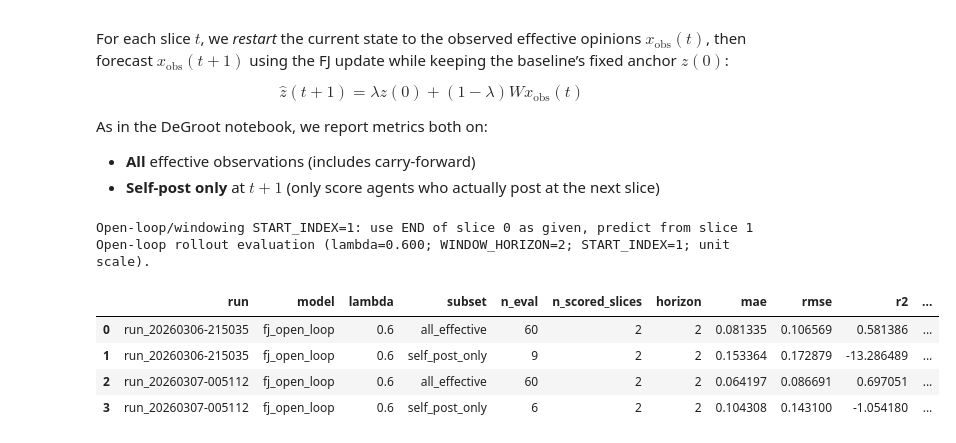
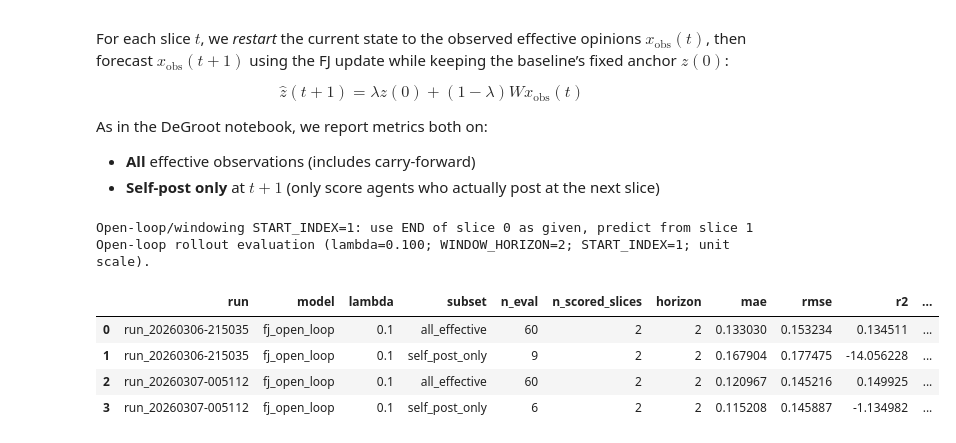
Before and after one commit to samuelLi05/llm-network, a Jupyter notebook: modeling/models/friedkin_johnsen_profile.ipynb, the cells around one changed output. Drawn from its saved outputs; the diff is of its cells as text; code cells hidden in the pictures.

Commit message:
validate windowing

```diff
--- a/modeling/models/friedkin_johnsen_profile.ipynb
+++ b/modeling/models/friedkin_johnsen_profile.ipynb
@@ -735,7 +735,7 @@ START_INDEX = int(START_INDEX)
 assert START_INDEX >= 0
 
 # Manual FJ anchor weight (no grid search)
-LAMBDA = 0.9
+LAMBDA = 0.1
 LAMBDA = float(LAMBDA)
 assert 0.0 <= LAMBDA <= 1.0
 
@@ -958,38 +958,38 @@ for run_dir in TARGET_RUN_DIRS:
     for self_post_only in [True, False]:
         out = rollout_eval_fj_from_init(
             run_dir,
             lam=float(LAMBDA),
             steps=WINDOW_HORIZON,
             self_post_only=self_post_only,
         )
         base = rollout_eval_constant_init(
             run_dir,
             steps=WINDOW_HORIZON,
             self_post_only=self_post_only,
         )
         rows.append({
             'run': run_dir.name,
             'model': 'fj_open_loop',
             'lambda': float(LAMBDA),
             'subset': ('self_post_only' if self_post_only else 'all_effective'),
             **out,
             'baseline_mae': base['mae'],
             'baseline_rmse': base['rmse'],
             'baseline_r2': base['r2'],
         })
 
 roll_df = pd.DataFrame(rows)
 roll_df = roll_df.sort_values(['run', 'subset', 'rmse'], ascending=[True, True, True]).reset_index(drop=True)
 print(f'Open-loop rollout evaluation (lambda={LAMBDA:.3f}; WINDOW_HORIZON={WINDOW_HORIZON}; START_INDEX={START_INDEX}; unit scale).')
 display(roll_df)
 # %% [output]
 Open-loop/windowing START_INDEX=1: use END of slice 0 as given, predict from slice 1
-Open-loop rollout evaluation (lambda=0.600; WINDOW_HORIZON=2; START_INDEX=1; unit scale).
+Open-loop rollout evaluation (lambda=0.100; WINDOW_HORIZON=2; START_INDEX=1; unit scale).
 |  | run | model | lambda | subset | n_eval | n_scored_slices | horizon | mae | rmse | r2 | ... |
-| 0 | run_20260306-215035 | fj_open_loop | 0.6 | all_effective | 60 | 2 | 2 | 0.081335 | 0.106569 | 0.581386 | ... |
-| 1 | run_20260306-215035 | fj_open_loop | 0.6 | self_post_only | 9 | 2 | 2 | 0.153364 | 0.172879 | -13.286489 | ... |
-| 2 | run_20260307-005112 | fj_open_loop | 0.6 | all_effective | 60 | 2 | 2 | 0.064197 | 0.086691 | 0.697051 | ... |
-| 3 | run_20260307-005112 | fj_open_loop | 0.6 | self_post_only | 6 | 2 | 2 | 0.104308 | 0.143100 | -1.054180 | ... |
+| 0 | run_20260306-215035 | fj_open_loop | 0.1 | all_effective | 60 | 2 | 2 | 0.133030 | 0.153234 | 0.134511 | ... |
+| 1 | run_20260306-215035 | fj_open_loop | 0.1 | self_post_only | 9 | 2 | 2 | 0.167904 | 0.177475 | -14.056228 | ... |
+| 2 | run_20260307-005112 | fj_open_loop | 0.1 | all_effective | 60 | 2 | 2 | 0.120967 | 0.145216 | 0.149925 | ... |
+| 3 | run_20260307-005112 | fj_open_loop | 0.1 | self_post_only | 6 | 2 | 2 | 0.115208 | 0.145887 | -1.134982 | ... |
 # %%
 # Open-loop plots: show trajectories over the predicted window
 assert 'TARGET_RUN_DIRS' in globals() and len(TARGET_RUN_DIRS) > 0
```
Also changed, not shown: parts of 2 cells of this notebook.
